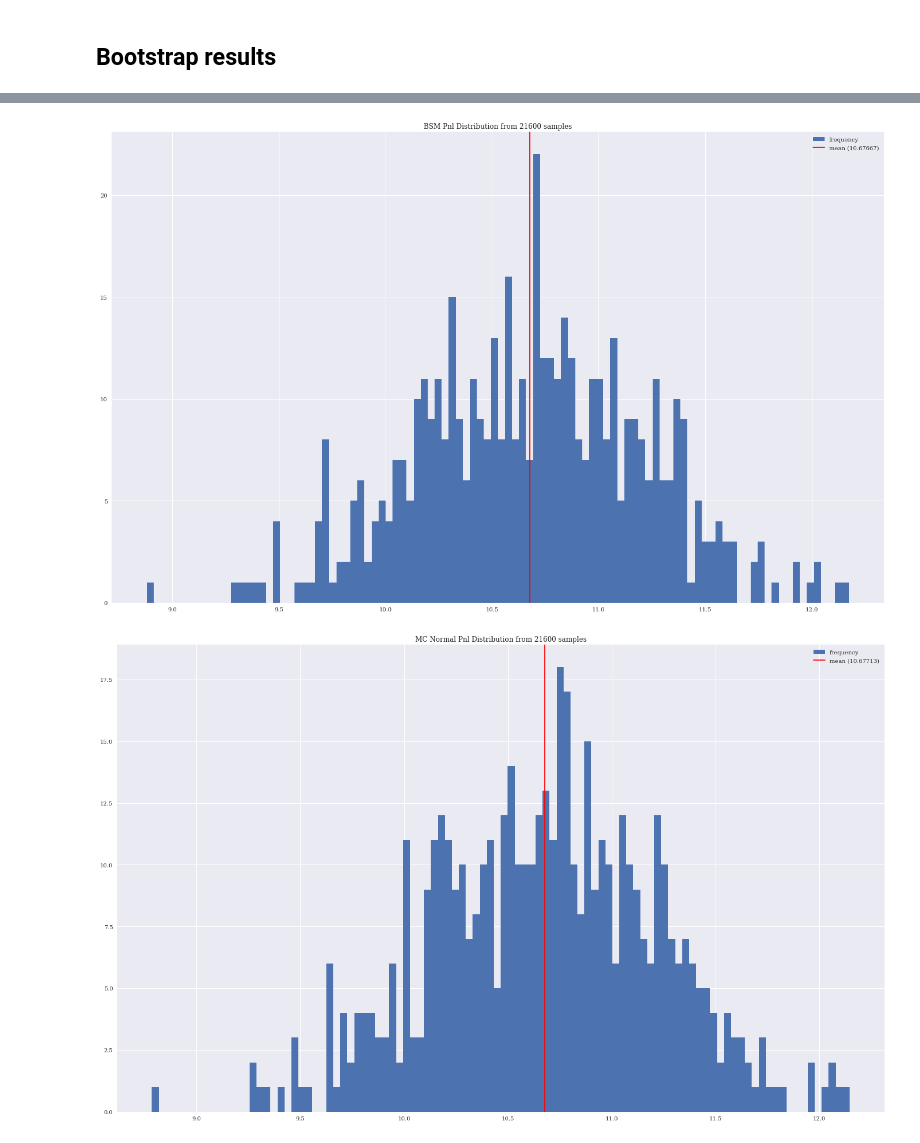
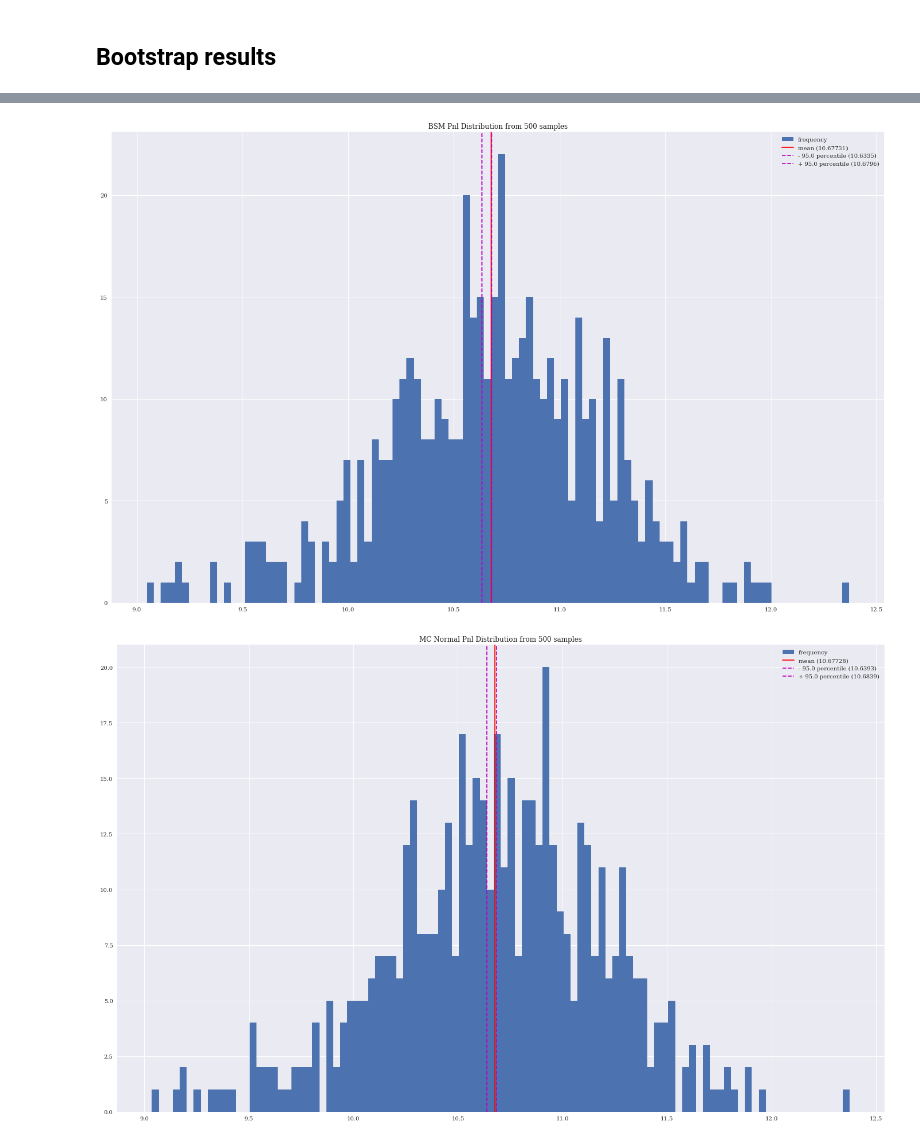
Before and after one commit to sebastienverreault/option_risk_analysis2, a Jupyter notebook: pnl_bootstrap_simulation.ipynb, the cells around one changed output, grey strips where cells are left out. Saved outputs shown, nothing was run; the diff lists cells and outputs as text; code cells hidden in the pictures.

```diff
--- a/pnl_bootstrap_simulation.ipynb
+++ b/pnl_bootstrap_simulation.ipynb
@@ -519,6 +519,7 @@ plt.show()
 # %% [markdown]
 ## Bootstrap results
 # %%
+# define bootstrap per iteration task
 
 # init pnl bootstrap distribution
 bsm_at_the_money_pnl_boot = np.zeros(N_boot)
@@ -527,9 +528,8 @@ mc_normal_pnl_boot = np.zeros(N_boot)
 mc_laplace_pnl_boot = np.zeros(N_boot)
 mc_student_t_pnl_boot = np.zeros(N_boot)
 
-# for N times repeat this
-for i in range(0, N_boot-1):
-
+# bootstrap per iteration task
+def bootstrap(i):
     # new bootstrapped underlying price vector from historical 2-minute log-returns
     ret_2min_boot = np.array(random.choices(ret_2min, k=ret_2min.size))
     ST = S0 * np.exp(ret_2min_boot)
@@ -605,5 +605,4 @@ for i in range(0, N_boot-1):
     # append bsm bootstrap estimate
     mc_student_t_pnl_boot[i] = mc_student_t_pnl.mean()
 
-
-# calc basic bootstrap confidence interval
+    return
@@ -740,6 +651,4 @@ plt.show()
 # %%
-
-bsm_pnl_boot_mean = bsm_pnl_boot.mean()
 
 plt.figure(figsize=(24, 15))
 # plt.hist(bsm_pnl_boot, bins=1000, label='frequency', range=[-S0*.01, S0*0.01]);
@@ -747,26 +656,28 @@ plt.hist(bsm_pnl_boot, bins=100, label='frequency');
 # plt.hist(bsm_pnl_boot, bins=100, label='frequency', range=[-S0*.002, S0*0.002]);
 
 plt.axvline(bsm_pnl_boot_mean, color='r', label=f"mean ({float('%.7g' % (bsm_pnl_boot_mean))})")
+plt.axvline(bsm_pnl_boot_mean_ci_lo, color='m', label=f'- {percentile*100} percentile ({(bsm_pnl_boot_mean_ci_lo).round(4)})', linestyle='--')
+plt.axvline(bsm_pnl_boot_mean_ci_hi, color='m', label=f'+ {percentile*100} percentile ({(bsm_pnl_boot_mean_ci_hi).round(4)})', linestyle='--')
 
 plt.title(f'BSM Pnl Distribution from {N_boot} samples')
 plt.legend(loc='best');
 plt.show()
 # %% [output]
-[figure, old version]
+[figure, new version]
 # %%
-
-mc_normal_pnl_boot_mean = mc_normal_pnl_boot.mean()
 
 plt.figure(figsize=(24, 15))
 # plt.hist(mc_normal_pnl_boot, bins=1000, label='frequency', range=[-S0*.01, S0*0.01]);
 plt.hist(mc_normal_pnl_boot, bins=100, label='frequency');
 # plt.hist(mc_normal_pnl_boot, bins=100, label='frequency', range=[-S0*.002, S0*0.002]);
 
 plt.axvline(mc_normal_pnl_boot_mean, color='r', label=f"mean ({float('%.7g' % (mc_normal_pnl_boot_mean))})")
+plt.axvline(mc_normal_pnl_boot_mean_ci_lo, color='m', label=f'- {percentile*100} percentile ({(mc_normal_pnl_boot_mean_ci_lo).round(4)})', linestyle='--')
+plt.axvline(mc_normal_pnl_boot_mean_ci_hi, color='m', label=f'+ {percentile*100} percentile ({(mc_normal_pnl_boot_mean_ci_hi).round(4)})', linestyle='--')
 
 plt.title(f'MC Normal Pnl Distribution from {N_boot} samples')
 plt.legend(loc='best');
 plt.show()
 # %% [output]
-[figure, old version]
+[figure, new version]
 # %%
```
Also changed, not shown: parts of 7 cells of this notebook.
